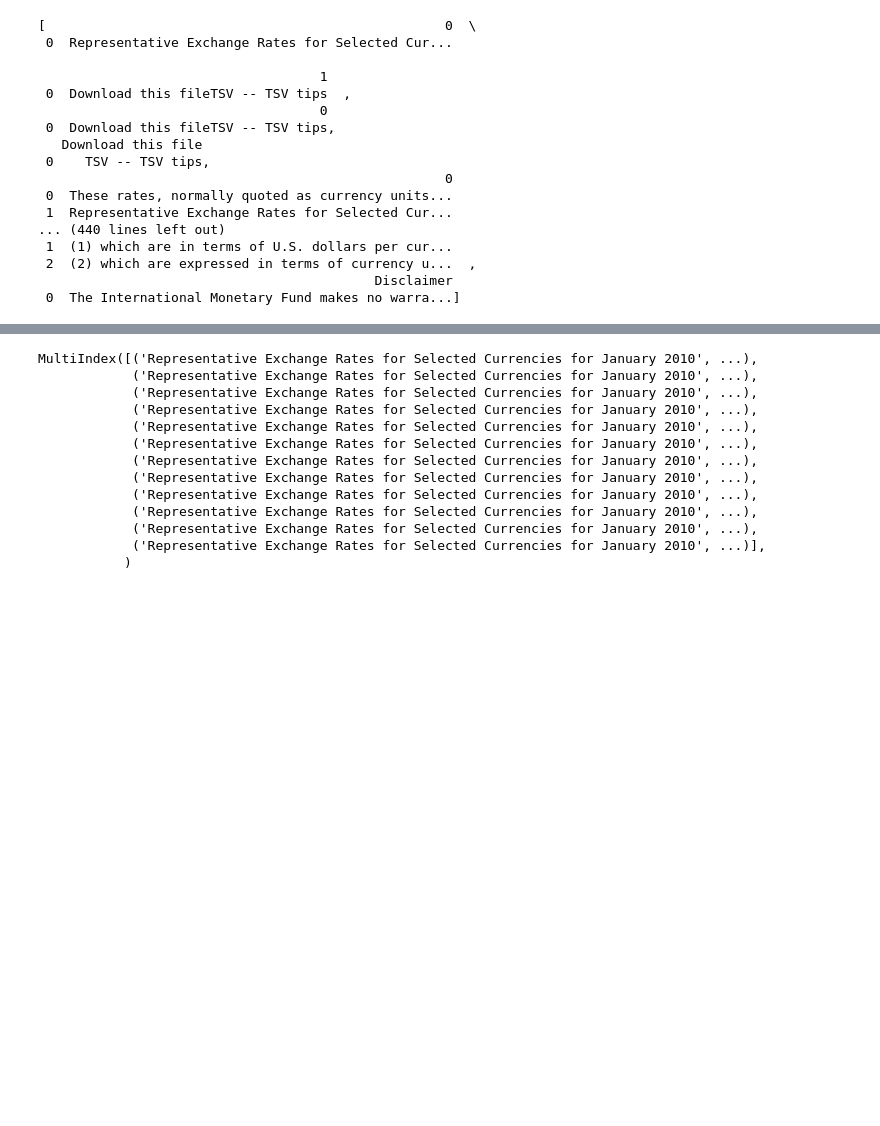
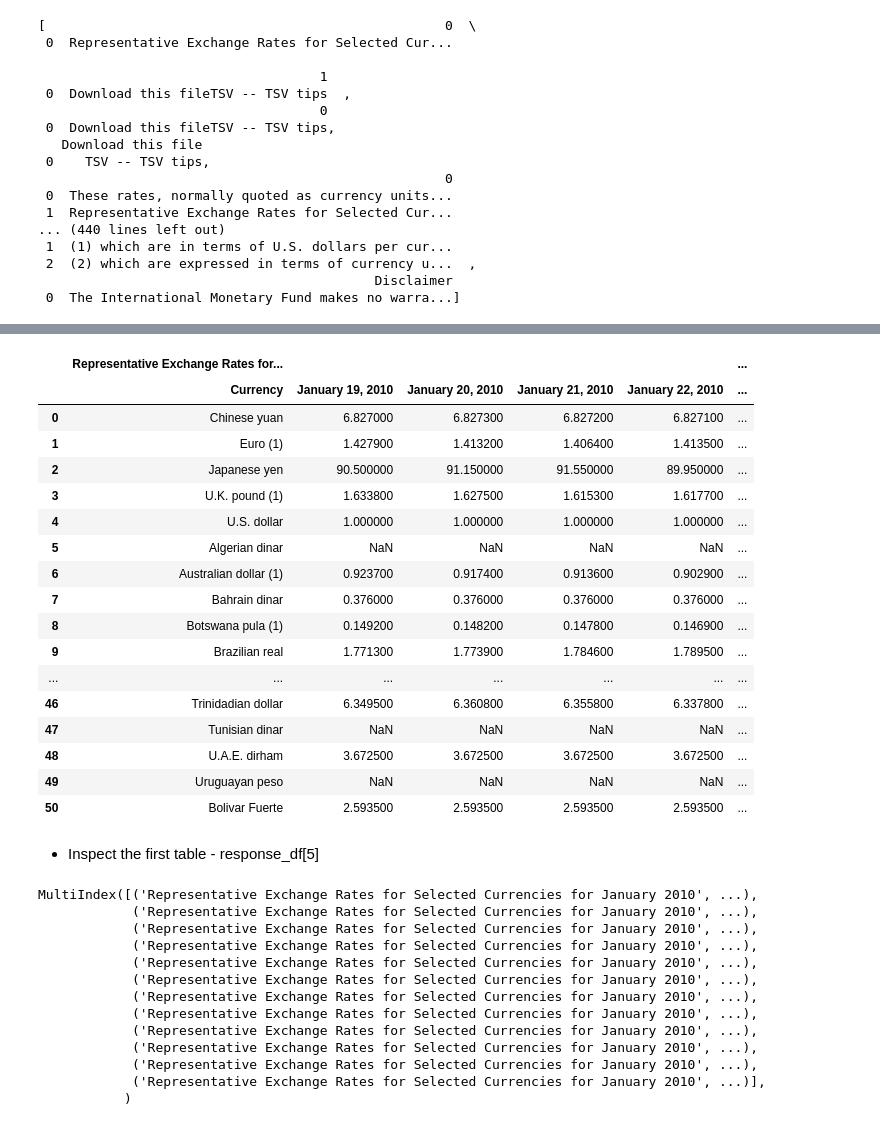
Before and after one commit to benkaan001/pandas_and_beyond, a Jupyter notebook: analyze_data/03_exchange_rates.ipynb, the cells around one changed output, grey strips where cells are left out. Saved outputs shown, nothing was run; the diff lists cells and outputs as text; code cells hidden in the pictures; blank space fills up the shorter version.

```diff
--- a/analyze_data/03_exchange_rates.ipynb
+++ b/analyze_data/03_exchange_rates.ipynb
@@ -62,3 +61,27 @@ response_df[5]
+# %%
+# and the second half in the response_df[6] column
+response_df[6]
+# %% [output]
+|  | Representative Exchange Rates for... |  |  |  |  | ... |
+|  | Currency | January 19, 2010 | January 20, 2010 | January 21, 2010 | January 22, 2010 | ... |
+| 0 | Chinese yuan | 6.827000 | 6.827300 | 6.827200 | 6.827100 | ... |
+| 1 | Euro (1) | 1.427900 | 1.413200 | 1.406400 | 1.413500 | ... |
+| 2 | Japanese yen | 90.500000 | 91.150000 | 91.550000 | 89.950000 | ... |
+| 3 | U.K. pound (1) | 1.633800 | 1.627500 | 1.615300 | 1.617700 | ... |
+| 4 | U.S. dollar | 1.000000 | 1.000000 | 1.000000 | 1.000000 | ... |
+| 5 | Algerian dinar | NaN | NaN | NaN | NaN | ... |
+| 6 | Australian dollar (1) | 0.923700 | 0.917400 | 0.913600 | 0.902900 | ... |
+| 7 | Bahrain dinar | 0.376000 | 0.376000 | 0.376000 | 0.376000 | ... |
+| 8 | Botswana pula (1) | 0.149200 | 0.148200 | 0.147800 | 0.146900 | ... |
+| 9 | Brazilian real | 1.771300 | 1.773900 | 1.784600 | 1.789500 | ... |
+| ... | ... | ... | ... | ... | ... | ... |
+| 46 | Trinidadian dollar | 6.349500 | 6.360800 | 6.355800 | 6.337800 | ... |
+| 47 | Tunisian dinar | NaN | NaN | NaN | NaN | ... |
+| 48 | U.A.E. dirham | 3.672500 | 3.672500 | 3.672500 | 3.672500 | ... |
+| 49 | Uruguayan peso | NaN | NaN | NaN | NaN | ... |
+| 50 | Bolivar Fuerte | 2.593500 | 2.593500 | 2.593500 | 2.593500 | ... |
+# %% [markdown]
+- Inspect the first table - response_df[5]
 # %%
 # inspect the columns
 response_df[5].columns
```
Also changed, not shown: parts of 9 cells of this notebook.
